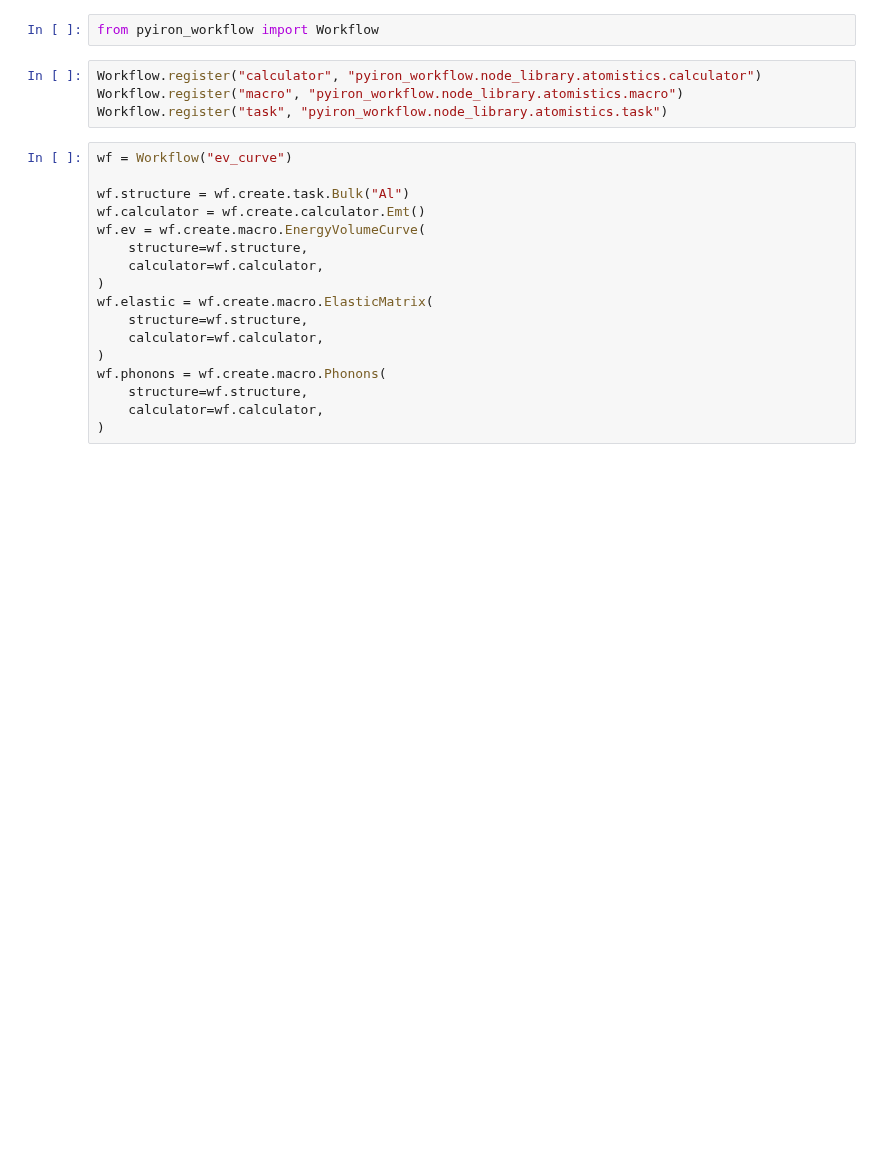
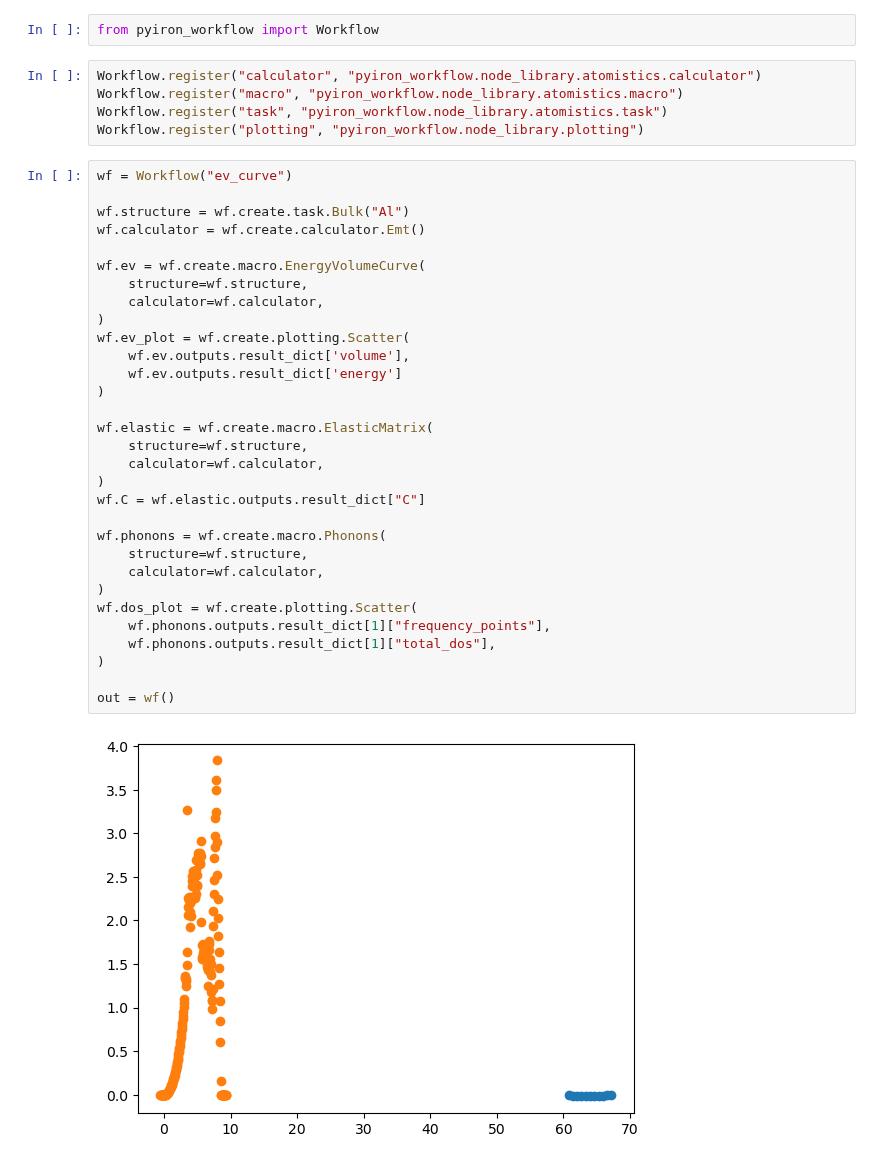
Before and after one commit to pyiron/pyiron_workflow, a Jupyter notebook: notebooks/atomistics_nodes.ipynb, the cells around one changed output. Drawn from its saved outputs; the diff is of its cells as text; blank space fills up the shorter version.

```diff
--- a/notebooks/atomistics_nodes.ipynb
+++ b/notebooks/atomistics_nodes.ipynb
@@ -8,21 +8,38 @@ from pyiron_workflow import Workflow
 Workflow.register("calculator", "pyiron_workflow.node_library.atomistics.calculator")
 Workflow.register("macro", "pyiron_workflow.node_library.atomistics.macro")
 Workflow.register("task", "pyiron_workflow.node_library.atomistics.task")
+Workflow.register("plotting", "pyiron_workflow.node_library.plotting")
 # %%
 wf = Workflow("ev_curve")
 
 wf.structure = wf.create.task.Bulk("Al")
 wf.calculator = wf.create.calculator.Emt()
+
 wf.ev = wf.create.macro.EnergyVolumeCurve(
     structure=wf.structure,
     calculator=wf.calculator,
 )
+wf.ev_plot = wf.create.plotting.Scatter(
+    wf.ev.outputs.result_dict['volume'],
+    wf.ev.outputs.result_dict['energy']
+)
+
 wf.elastic = wf.create.macro.ElasticMatrix(
     structure=wf.structure,
     calculator=wf.calculator,
 )
+wf.C = wf.elastic.outputs.result_dict["C"]
+
 wf.phonons = wf.create.macro.Phonons(
     structure=wf.structure,
     calculator=wf.calculator,
 )
+wf.dos_plot = wf.create.plotting.Scatter(
+    wf.phonons.outputs.result_dict[1]["frequency_points"],
+    wf.phonons.outputs.result_dict[1]["total_dos"],
+)
+
+out = wf()
+# %% [output]
+[figure, added]
 # %%
```
Also changed, not shown: parts of 6 cells of this notebook.
